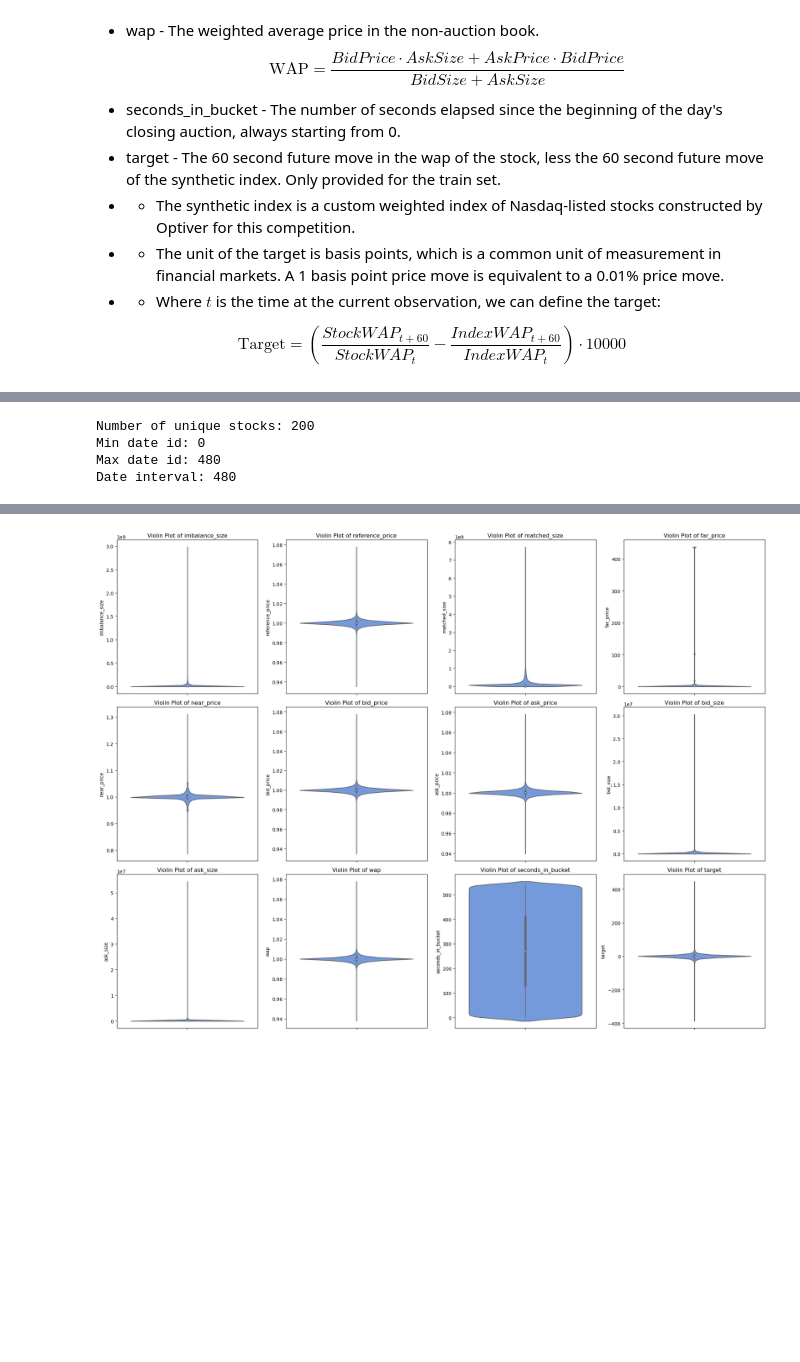
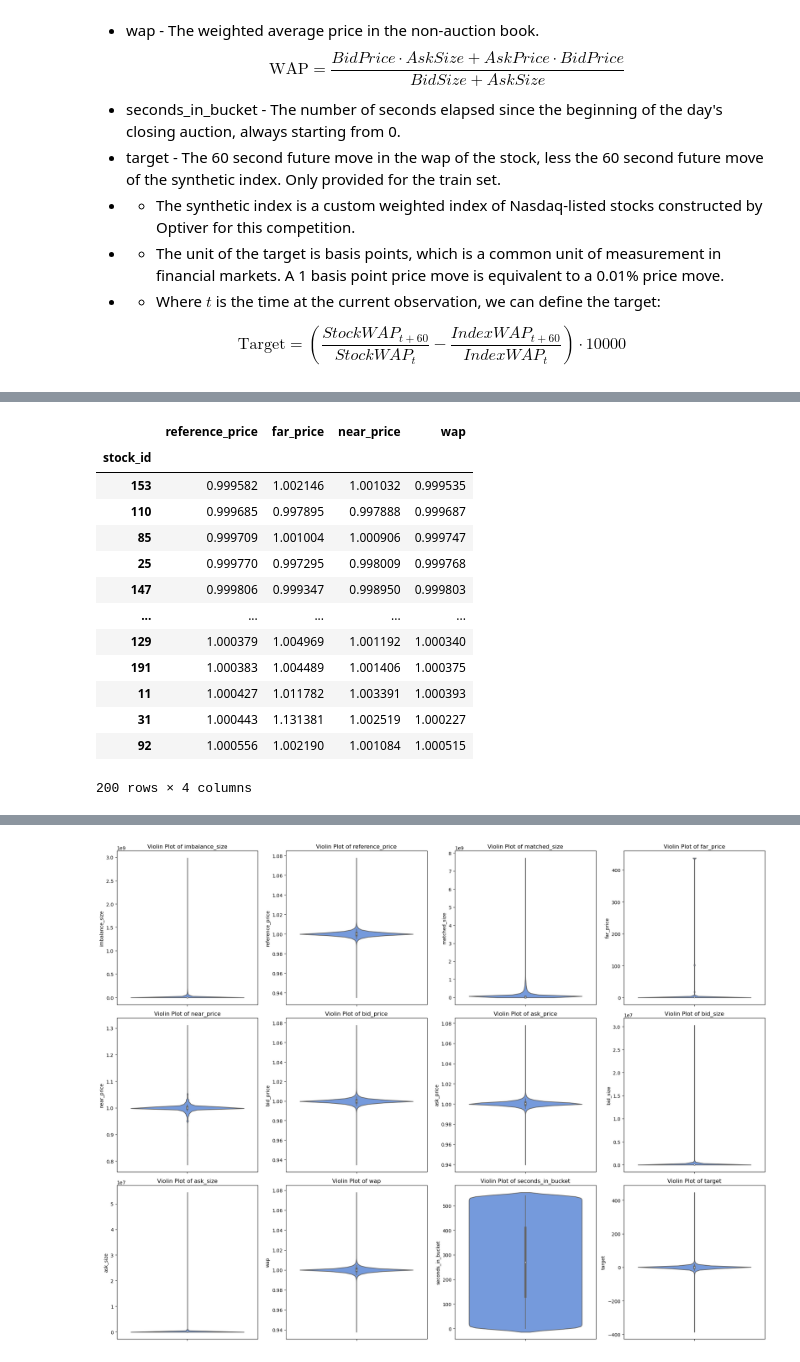
Before and after one commit to PBspacey/Optiver---Trading-at-the-Close-Kaggle-competition-for-MLDM, a Jupyter notebook: code.ipynb, the cells around one changed output, grey strips where cells are left out. Drawn from its saved outputs; the diff is of its cells as text; code cells hidden in the pictures; blank space fills up the shorter version.

```diff
--- a/code.ipynb
+++ b/code.ipynb
@@ -123,16 +145,23 @@ df.describe()
 | 50% | 9.900000e+01 | 2.420000e+02 | 2.700000e+02 | 1.113604e+06 | 0.000000e+00 | 9.999670e-01 | ... |
 | 75% | 1.490000e+02 | 3.610000e+02 | 4.100000e+02 | 4.190951e+06 | 1.000000e+00 | 1.001174e+00 | ... |
 | max | 1.990000e+02 | 4.800000e+02 | 5.400000e+02 | 2.982028e+09 | 1.000000e+00 | 1.077488e+00 | ... |
-# %%
-print(f'Number of unique stocks: {df.stock_id.nunique()}')
-print(f'Min date id: {df.date_id.min()}')
-print(f'Max date id: {df.date_id.max()}')
-print(f'Date interval: {df.date_id.max() - df.date_id.min()}')
-# %% [output]
-Number of unique stocks: 200
-Min date id: 0
-Max date id: 480
-Date interval: 480
+# %%
+df.groupby('stock_id')[['reference_price', 'far_price', 'near_price', 'wap']].mean().sort_values(by='reference_price')
+# %% [output]
+|  | reference_price | far_price | near_price | wap |
+| stock_id |  |  |  |  |
+| 153 | 0.999582 | 1.002146 | 1.001032 | 0.999535 |
+| 110 | 0.999685 | 0.997895 | 0.997888 | 0.999687 |
+| 85 | 0.999709 | 1.001004 | 1.000906 | 0.999747 |
+| 25 | 0.999770 | 0.997295 | 0.998009 | 0.999768 |
+| 147 | 0.999806 | 0.999347 | 0.998950 | 0.999803 |
+| ... | ... | ... | ... | ... |
+| 129 | 1.000379 | 1.004969 | 1.001192 | 1.000340 |
+| 191 | 1.000383 | 1.004489 | 1.001406 | 1.000375 |
+| 11 | 1.000427 | 1.011782 | 1.003391 | 1.000393 |
+| 31 | 1.000443 | 1.131381 | 1.002519 | 1.000227 |
+| 92 | 1.000556 | 1.002190 | 1.001084 | 1.000515 |
+200 rows × 4 columns
 # %%
 COLOR = 'cornflowerblue'
 
```
Also changed, not shown: parts of 15 cells of this notebook, 5 other files.
